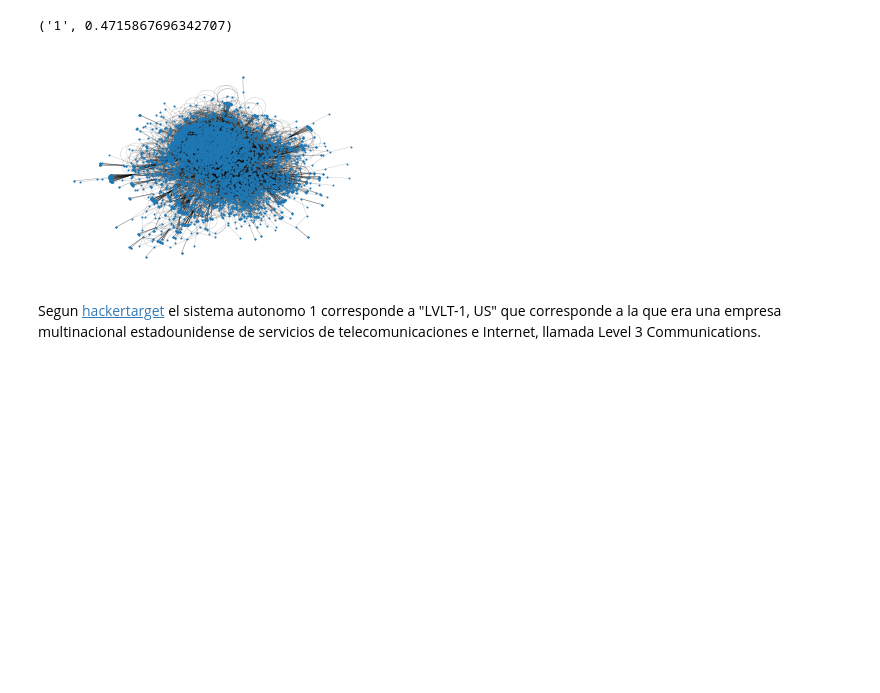
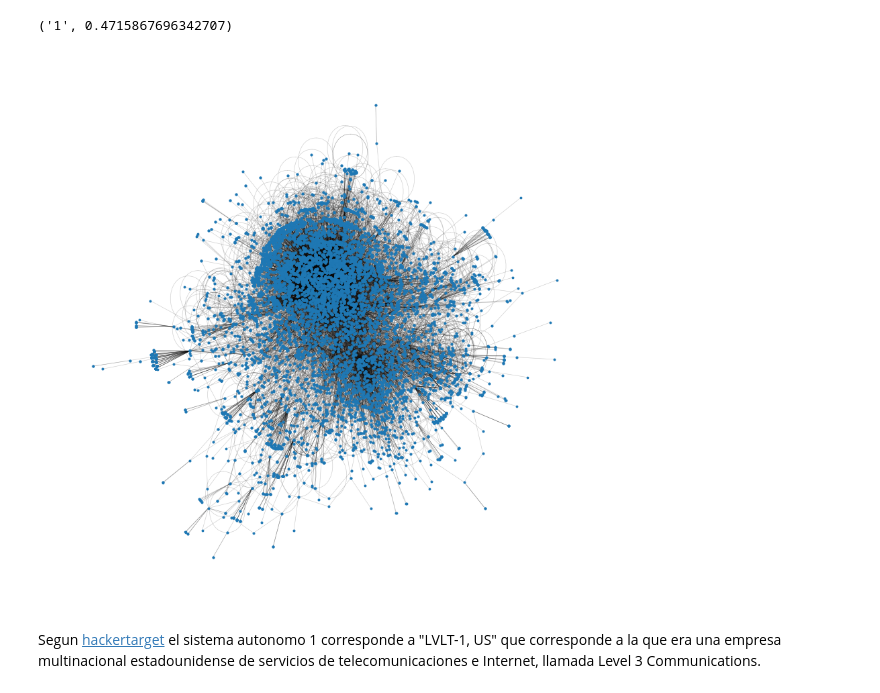
Before and after one commit to joaquinhojman/Autonomous-systems-network-analysis, a Jupyter notebook: Centralidad.ipynb, the cells around one changed output. Drawn from its saved outputs; the diff is of its cells as text; code cells hidden in the pictures; blank space fills up the shorter version.

```diff
--- a/Centralidad.ipynb
+++ b/Centralidad.ipynb
@@ -17,7 +17,11 @@ Requirement already satisfied: six>=1.5 in /usr/local/lib/python3.7/dist-package
 import networkx as nx
 import matplotlib.pyplot as plt
 # %%
+from matplotlib.pyplot import figure
+
 def printGraph(G, pos, centrality, factor_centralidad):
+    figure(figsize=(12, 12), dpi=90)
+
     for node,cent in centrality.items():
         nx.draw_networkx_nodes(G, pos, nodelist=[node], node_size=factor_centralidad*cent)
 
@@ -49,9 +53,9 @@ max(closeness_centrality.items(), key=itemgetter(1))
 # %% [output]
 ('1', 0.4715867696342707)
 # %%
-printGraph(G, pos, closeness_centrality, 5)
+printGraph(G, pos, closeness_centrality, 25)
 # %% [output]
-[figure, old version]
+[figure, new version]
 # %% [markdown]
 Segun [hackertarget](https://hackertarget.com/as-ip-lookup/) el sistema autonomo 1 corresponde a "LVLT-1, US" que corresponde a la que era una empresa multinacional estadounidense de servicios de telecomunicaciones e Internet, llamada Level 3 Communications.
 # %%
```
Also changed, not shown: parts of 2 cells of this notebook.
